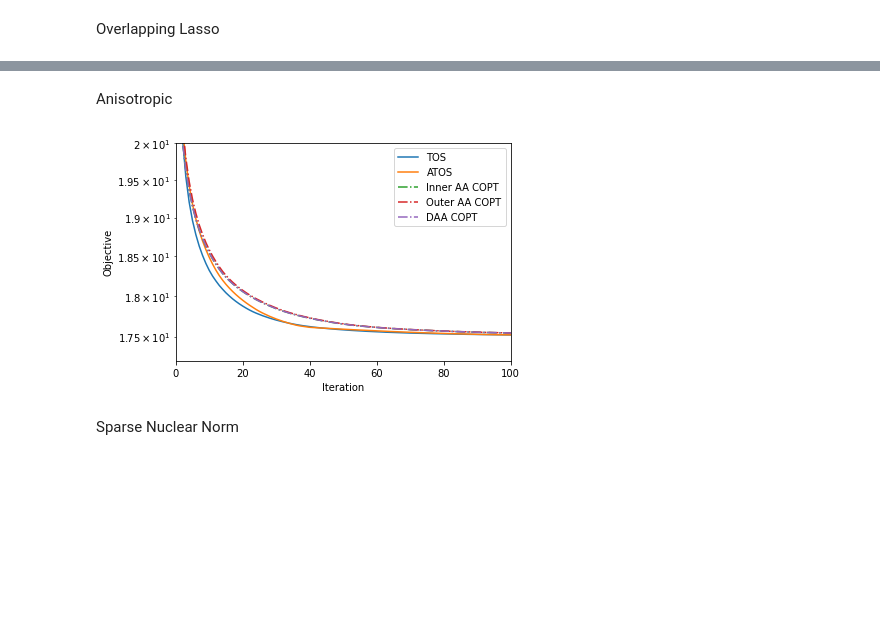
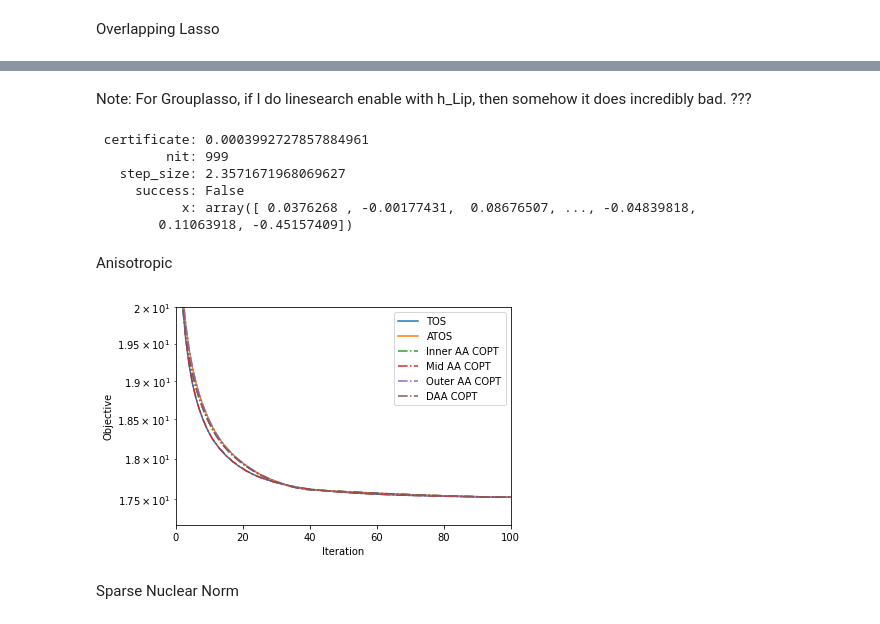
Before and after one commit to hansolsuh/aa_tos, a Jupyter notebook: AATOS.ipynb, the cells around one changed output, grey strips where cells are left out. Saved outputs shown, nothing was run; the diff lists cells and outputs as text; code cells hidden in the pictures; blank space fills up the shorter version.

```diff
--- a/AATOS.ipynb
+++ b/AATOS.ipynb
@@ -366,7 +375,18 @@ plt.yscale('log')
+# %% [markdown]
+Note: For Grouplasso, if I do linesearch enable with h_Lip, then somehow it does incredibly bad. ???
+# %%
+tos_out
+# %% [output]
+ certificate: 0.0003992727857884961
+         nit: 999
+   step_size: 2.3571671968069627
+     success: False
+           x: array([ 0.0376268 , -0.00177431,  0.08676507, ..., -0.04839818,
+        0.11063918, -0.45157409])
 # %% [markdown]
 Anisotropic
 # %%
-sample_tos_obj, sample_atos_obj, sample_in_tos_obj, sample_out_tos_obj, sample_daa_tos_obj = [],[],[],[],[]
+sample_tos_obj, sample_atos_obj = [],[]
 
 n  = 100
 k1 = 10
@@ -394,85 +414,65 @@ trace_obj = None
 trace_obj = [f_opt(x)+g_opt(x) for x in sample_atos_trace.trace_x]
 sample_atos_obj.append(trace_obj)
 
-#Inner TOS
-mu = np.array(1.e-6)
-h_opt = tomodata.f2_copt(mu)
-sample_in_tos_trace = Trace()
-sample_out = aa_tos(f_opt.f_grad, np.zeros(2*n), h_opt.prox, g_opt.prox, step_size=2/f_opt.Lip(), barrier=mu, line_search=False, callback=sample_in_tos_trace, inner_aa=5)
-trace_obj = None
-trace_obj = [f_opt(x)+g_opt(x) for x in sample_in_tos_trace.trace_x]
-sample_in_tos_obj.append(trace_obj)
-
-#Outer TOS
-mu = np.array(1.e-6)
-h_opt = tomodata.f2_copt(mu)
-sample_out_tos_trace = Trace()
-sample_out = aa_tos(f_opt.f_grad, np.zeros(2*n), h_opt.prox, g_opt.prox, step_size=2/f_opt.Lip(), barrier=mu, line_search=False, callback=sample_out_tos_trace, outer_aa=5)
-trace_obj = None
-trace_obj = [f_opt(x)+g_opt(x) for x in sample_out_tos_trace.trace_x]
-sample_out_tos_obj.append(trace_obj)
-
-#DAA TOS
-mu = np.array(1.e-6)
-h_opt = tomodata.f2_copt(mu)
-sample_daa_tos_trace = Trace()
-sample_out = aa_tos(f_opt.f_grad, np.zeros(2*n), h_opt.prox, g_opt.prox, step_size=2/f_opt.Lip(), barrier=mu, line_search=False, callback=sample_daa_tos_trace, inner_aa=5, outer_aa=5)
-trace_obj = None
-trace_obj = [f_opt(x)+g_opt(x) for x in sample_daa_tos_trace.trace_x]
-sample_daa_tos_obj.append(trace_obj)
-
-
-sample_in_copt_obj, sample_out_copt_obj, sample_daa_copt_obj = [],[],[]
+sample_in_copt_obj, sample_mid_copt_obj, sample_out_copt_obj, sample_daa_copt_obj = [],[],[],[]
 
 #Inner TOS COPT
 mu = np.array(1.e-6)
 h_opt = tomodata.f2_copt(mu)
 sample_in_copt_trace = Trace()
-sample_out = atos(f_opt.f_grad, np.zeros(2*n), h_opt.prox, g_opt.prox, step_size=2/f_opt.Lip(), barrier=mu, line_search=True, callback=sample_in_copt_trace, inner_aa=5)
+sample_out = atos(f_opt.f_grad, np.zeros(2*n), h_opt.prox, g_opt.prox, step_size=2/f_opt.Lip(), barrier=mu, line_search=True, callback=sample_in_copt_trace, inner_aa=10, h_Lipschitz=lbd)
 trace_obj = None
 trace_obj = [f_opt(x)+g_opt(x) for x in sample_in_copt_trace.trace_x]
 sample_in_copt_obj.append(trace_obj)
+
+#Mid TOS COPT
+mu = np.array(1.e-6)
+h_opt = tomodata.f2_copt(mu)
+sample_mid_copt_trace = Trace()
+sample_out = atos(f_opt.f_grad, np.zeros(2*n), g_opt.prox, h_opt.prox, g_func=g_opt,step_size=2/f_opt.Lip(), barrier=mu, line_search=False, callback=sample_mid_copt_trace, mid_aa=10)
+trace_obj = None
+trace_obj = [f_opt(x)+g_opt(x) for x in sample_mid_copt_trace.trace_x]
+sample_mid_copt_obj.append(trace_obj)
+
 
 #Outer TOS COPT
 mu = np.array(1.e-6)
 h_opt = tomodata.f2_copt(mu)
 sample_out_copt_trace = Trace()
-sample_out = atos(f_opt.f_grad, np.zeros(2*n), h_opt.prox, g_opt.prox, step_size=2/f_opt.Lip(), barrier=mu, line_search=True, callback=sample_out_copt_trace, outer_aa=5)
+sample_out = atos(f_opt.f_grad, np.zeros(2*n), h_opt.prox, g_opt.prox, step_size=2/f_opt.Lip(), barrier=mu, line_search=True, callback=sample_out_copt_trace, outer_aa=10, h_Lipschitz=lbd)
 trace_obj = None
 trace_obj = [f_opt(x)+g_opt(x) for x in sample_out_copt_trace.trace_x]
 sample_out_copt_obj.append(trace_obj)
 
 #DAA TOS COPT
 mu = np.array(1.e-6)
 h_opt = tomodata.f2_copt(mu)
 sample_daa_copt_trace = Trace()
-sample_out = atos(f_opt.f_grad, np.zeros(2*n), h_opt.prox, g_opt.prox, step_size=2/f_opt.Lip(), barrier=mu, line_search=True, callback=sample_daa_copt_trace, inner_aa=5, outer_aa=5)
+sample_out = atos(f_opt.f_grad, np.zeros(2*n), h_opt.prox, g_opt.prox, g_func=h_opt, step_size=2/f_opt.Lip(), barrier=mu, line_search=True, h_Lipschitz=lbd, callback=sample_daa_copt_trace, inner_aa=10, mid_aa=10,outer_aa=10)
 trace_obj = None
 trace_obj = [f_opt(x)+g_opt(x) for x in sample_daa_copt_trace.trace_x]
 sample_daa_copt_obj.append(trace_obj)
 
 
 
 
 
 
 fig1 = plt.figure()
 plt.plot(sample_tos_obj[0], label='TOS')
 plt.plot(sample_atos_obj[0], label='ATOS')
-#plt.plot(sample_in_tos_obj[0], label='Inner AA')
-#plt.plot(sample_out_tos_obj[0], label='Outer AA')
-#plt.plot(sample_daa_tos_obj[0], label='DAA')
 plt.plot(sample_in_copt_obj[0], '-.', label='Inner AA COPT')
+plt.plot(sample_mid_copt_obj[0], '-.', label='Mid AA COPT')
 plt.plot(sample_out_copt_obj[0],'-.', label='Outer AA COPT')
 plt.plot(sample_daa_copt_obj[0],'-.', label='DAA COPT')
 plt.legend()
 plt.ylim(top=20)
 plt.xlim([0,100])
 plt.ylabel("Objective")
 plt.xlabel("Iteration")
 plt.yscale('log')
 # %% [output]
-[figure, old version]
+[figure, new version]
 # %% [markdown]
 Sparse Nuclear Norm
 # %%
```
Also changed, not shown: parts of 4 cells of this notebook.
